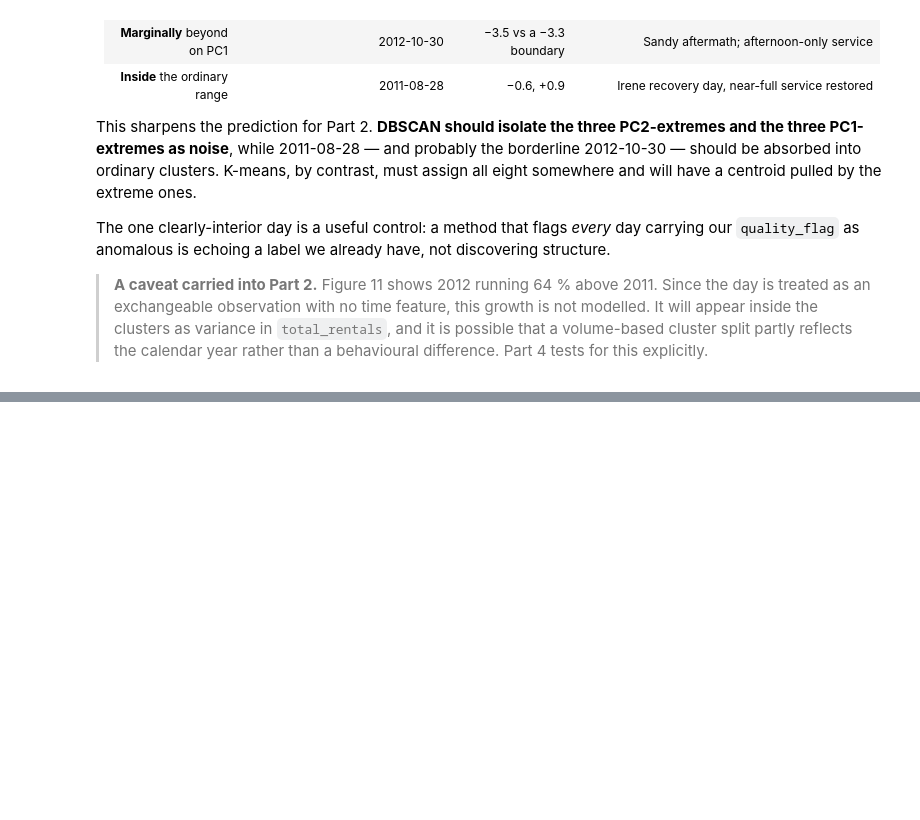
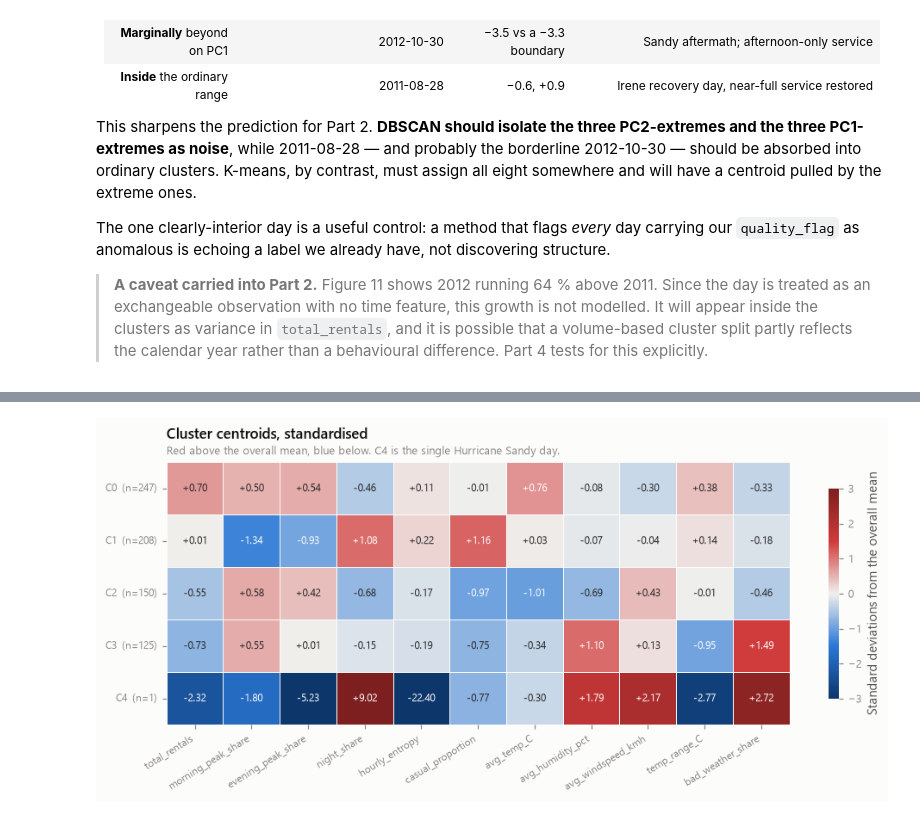
Before and after one commit to heshannethmina/Clustering-Urban-Mobility-Patterns-Using-Bike-Sharing-Data, a Jupyter notebook: bike_sharing_clustering.ipynb, the cells around one changed output, grey strips where cells are left out. Cells and saved outputs as stored; diff of their text form; code cells hidden in the pictures; blank space fills up the shorter version.

```diff
--- a/bike_sharing_clustering.ipynb
+++ b/bike_sharing_clustering.ipynb
@@ -2488,0 +2696,18 @@ original-unit table `daily`, and the label table `context`.*
+# %%
+KMEANS_K = 5
+kmeans = km_models[KMEANS_K]
+
+# Relabel deterministically by descending centroid demand, so cluster ids do not
+# depend on the initialisation order.
+centroids_scaled = kmeans.cluster_centers_
+demand = centroids_scaled[:, SELECTED_FEATURES.index("total_rentals")]
+order = np.argsort(-demand)
+remap = {old: new for new, old in enumerate(order)}
+km_labels = np.array([remap[l] for l in kmeans.labels_])
+centroids_scaled = centroids_scaled[order]
+
+RESULTS["K-Means (k=5)"] = km_labels
+print(f"k = {KMEANS_K};  cluster sizes after ordering by demand: "
+      f"{np.bincount(km_labels).tolist()}")
+print(f"Silhouette {silhouette_score(X, km_labels):.3f}   "
+      f"Davies-Bouldin {davies_bouldin_score(X, km_labels):.3f}")
@@ -2488,0 +2787,19 @@ original-unit table `daily`, and the label table `context`.*
+# %%
+# ---- Figure 19: centroid heatmap in standardised units --------------------
+cen_z = pd.DataFrame(centroids_scaled, columns=[c.replace("_cbrt", "") for c in SELECTED_FEATURES])
+cen_z.index = [f"C{i}  (n={n})" for i, n in enumerate(np.bincount(km_labels))]
+
+fig, ax = plt.subplots(figsize=(10.6, 3.6))
+sns.heatmap(cen_z, cmap=DIVERGING, center=0, vmin=-3, vmax=3, annot=True, fmt="+.2f",
+            annot_kws={"size": 7.6}, linewidths=0.6, linecolor=PALETTE["surface"], ax=ax,
+            cbar_kws={"shrink": 0.8, "label": "Standard deviations from the overall mean"})
+ax.tick_params(labelsize=8)
+plt.setp(ax.get_xticklabels(), rotation=32, ha="right")
+finish(ax, title="Cluster centroids, standardised",
+       subtitle="Red above the overall mean, blue below. C4 is the single Hurricane Sandy day.",
+       ygrid_only=False)
+ax.grid(False)
+save(fig, "fig19_centroid_heatmap")
+plt.show()
+# %% [output]
+[figure, added]
```
Also changed, not shown: parts of 23 cells of this notebook, 5 other files.
